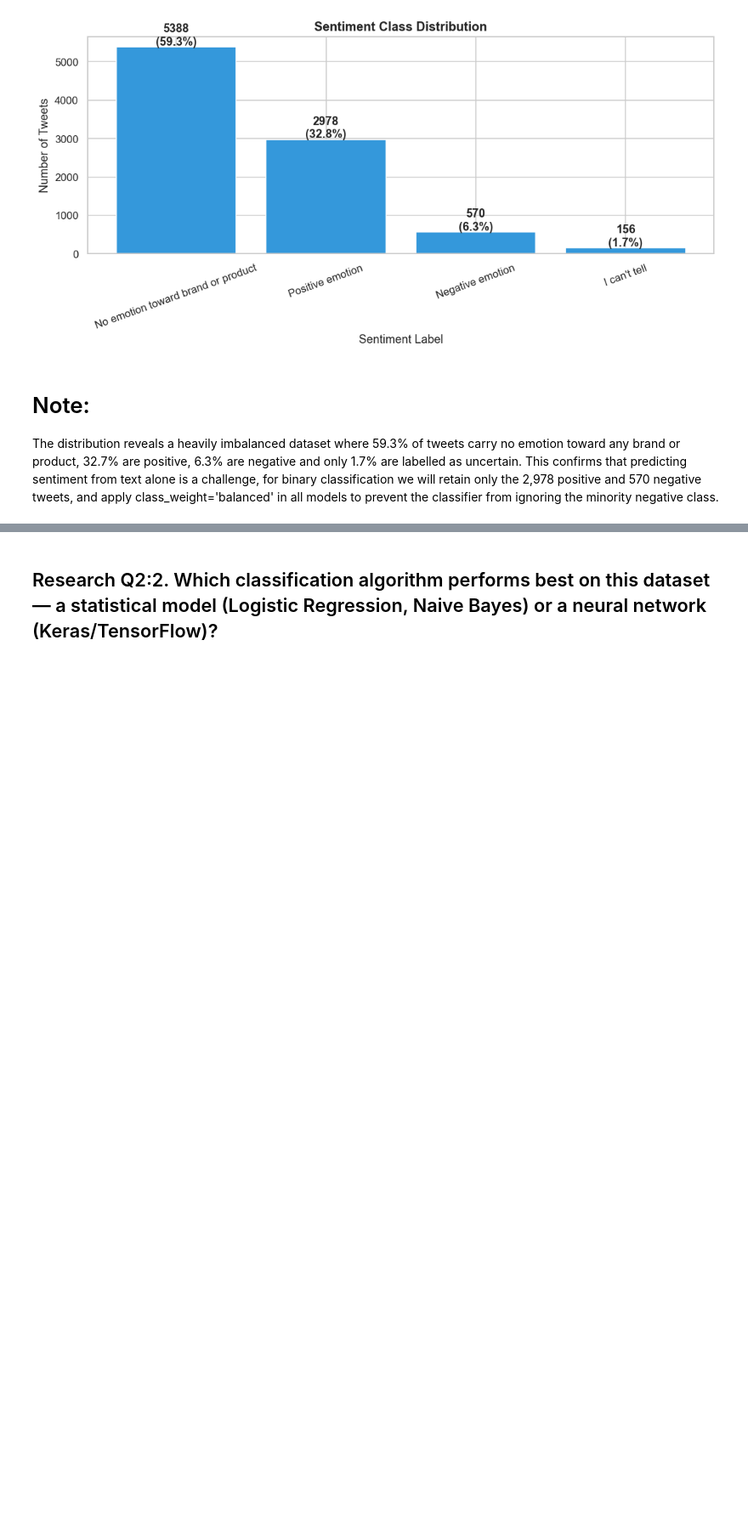
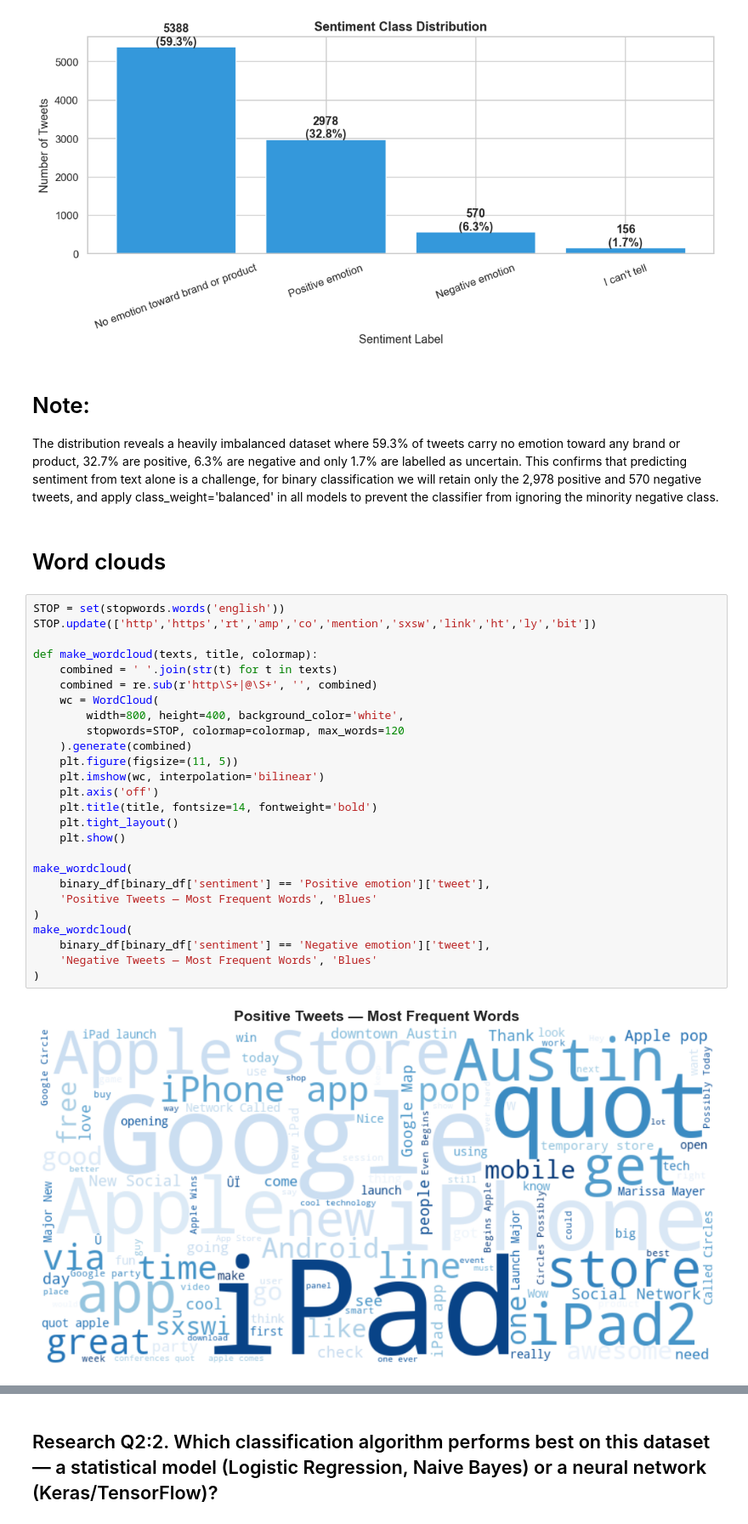
Before and after one commit to nduvawinnie/X-Sentimental-Analysis, a Jupyter notebook: data_world.ipynb, the cells around one changed output, grey strips where cells are left out. Shown at 85% size. Cells and saved outputs as stored; diff of their text form; blank space fills up the shorter version.

```diff
--- a/data_world.ipynb
+++ b/data_world.ipynb
@@ -271,3 +277,33 @@ plt.show()
 # %% [markdown]
 # Note:
 The distribution reveals a heavily imbalanced dataset where 59.3% of tweets carry no emotion toward any brand or product, 32.7% are positive, 6.3% are negative and only 1.7% are labelled as uncertain. This confirms that predicting sentiment from text alone is a challenge, for binary classification we will retain only the 2,978 positive and 570 negative tweets, and apply class_weight='balanced' in all models to prevent the classifier from ignoring the minority negative class.
+# %% [markdown]
+# Word clouds
+# %%
+STOP = set(stopwords.words('english'))
+STOP.update(['http','https','rt','amp','co','mention','sxsw','link','ht','ly','bit'])
+
+def make_wordcloud(texts, title, colormap):
+    combined = ' '.join(str(t) for t in texts)
+    combined = re.sub(r'http\S+|@\S+', '', combined)
+    wc = WordCloud(
+        width=800, height=400, background_color='white',
+        stopwords=STOP, colormap=colormap, max_words=120
+    ).generate(combined)
+    plt.figure(figsize=(11, 5))
+    plt.imshow(wc, interpolation='bilinear')
+    plt.axis('off')
+    plt.title(title, fontsize=14, fontweight='bold')
+    plt.tight_layout()
+    plt.show()
+
+make_wordcloud(
+    binary_df[binary_df['sentiment'] == 'Positive emotion']['tweet'],
+    'Positive Tweets — Most Frequent Words', 'Blues'
+)
+make_wordcloud(
+    binary_df[binary_df['sentiment'] == 'Negative emotion']['tweet'],
+    'Negative Tweets — Most Frequent Words', 'Blues'
+)
+# %% [output]
+[figure, added]
```
Also changed, not shown: parts of 18 cells of this notebook.
